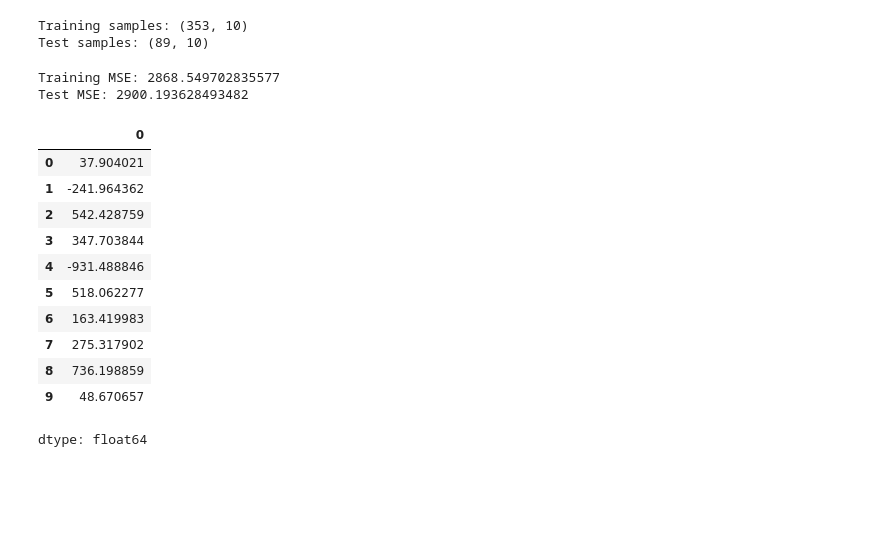
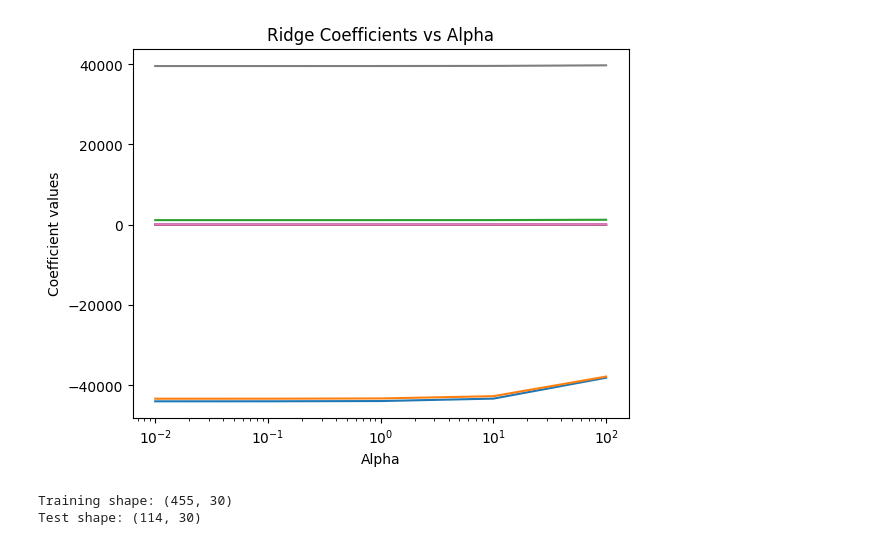
Before and after one commit to np03cs4a240060-bit/Concepts-and-Technologies-of-AI, a Jupyter notebook: Worsheet7.ipynb, the cells around one changed output. Drawn from its saved outputs; the diff is of its cells as text; code cells hidden in the pictures; blank space fills up the shorter version.

```diff
--- a/Worsheet7.ipynb
+++ b/Worsheet7.ipynb
@@ -13,0 +50,12 @@ from sklearn.pipeline import Pipeline
+# %%
+alpha_grid = {'alpha': [0.01, 0.1, 1, 10, 100]}
+# %%
+ridge = Ridge()
+ridge_cv = GridSearchCV(
+    ridge, alpha_grid, cv=5,
+    scoring='neg_mean_squared_error'
+)
+ridge_cv.fit(X_train, y_train)
+
+best_ridge = ridge_cv.best_estimator_
+print("Best Ridge alpha:", ridge_cv.best_params_)
@@ -13,0 +64,10 @@ from sklearn.pipeline import Pipeline
+# %%
+lasso = Lasso(max_iter=10000)
+lasso_cv = GridSearchCV(
+    lasso, alpha_grid, cv=5,
+    scoring='neg_mean_squared_error'
+)
+lasso_cv.fit(X_train, y_train)
+
+best_lasso = lasso_cv.best_estimator_
+print("Best Lasso alpha:", lasso_cv.best_params_)
@@ -14,42 +119,30 @@ from sklearn.pipeline import Pipeline
+# %%
+alphas = [0.01, 0.1, 1, 10, 100]
+coefs = []
+
+for a in alphas:
+    m = Ridge(alpha=a)
+    m.fit(X_train, y_train)
+    coefs.append(m.coef_)
+
+plt.figure()
+plt.plot(alphas, coefs)
+plt.xscale('log')
+plt.xlabel("Alpha")
+plt.ylabel("Coefficient values")
+plt.title("Ridge Coefficients vs Alpha")
+plt.show()
+# %% [output]
+[figure, added]
 # %%
-X, y = load_diabetes(return_X_y=True)
+X, y = load_breast_cancer(return_X_y=True)
 
 X_train, X_test, y_train, y_test = train_test_split(
     X, y, test_size=0.2, random_state=42
 )
 
-print("Training samples:", X_train.shape)
-print("Test samples:", X_test.shape)
+print("Training shape:", X_train.shape)
+print("Test shape:", X_test.shape)
 # %% [output]
-Training samples: (353, 10)
-Test samples: (89, 10)
+Training shape: (455, 30)
+Test shape: (114, 30)
-# %%
-lin_reg = LinearRegression()
-lin_reg.fit(X_train, y_train)
-
-y_train_pred = lin_reg.predict(X_train)
-y_test_pred = lin_reg.predict(X_test)
-
-train_mse = mean_squared_error(y_train, y_train_pred)
-test_mse = mean_squared_error(y_test, y_test_pred)
-
-print("Training MSE:", train_mse)
-print("Test MSE:", test_mse)
-# %% [output]
-Training MSE: 2868.549702835577
-Test MSE: 2900.193628493482
-# %%
-pd.Series(lin_reg.coef_)
-# %% [output]
-|  | 0 |
-| 0 | 37.904021 |
-| 1 | -241.964362 |
-| 2 | 542.428759 |
-| 3 | 347.703844 |
-| 4 | -931.488846 |
-| 5 | 518.062277 |
-| 6 | 163.419983 |
-| 7 | 275.317902 |
-| 8 | 736.198859 |
-| 9 | 48.670657 |
-dtype: float64
```
Also changed, not shown: parts of 19 cells of this notebook.
